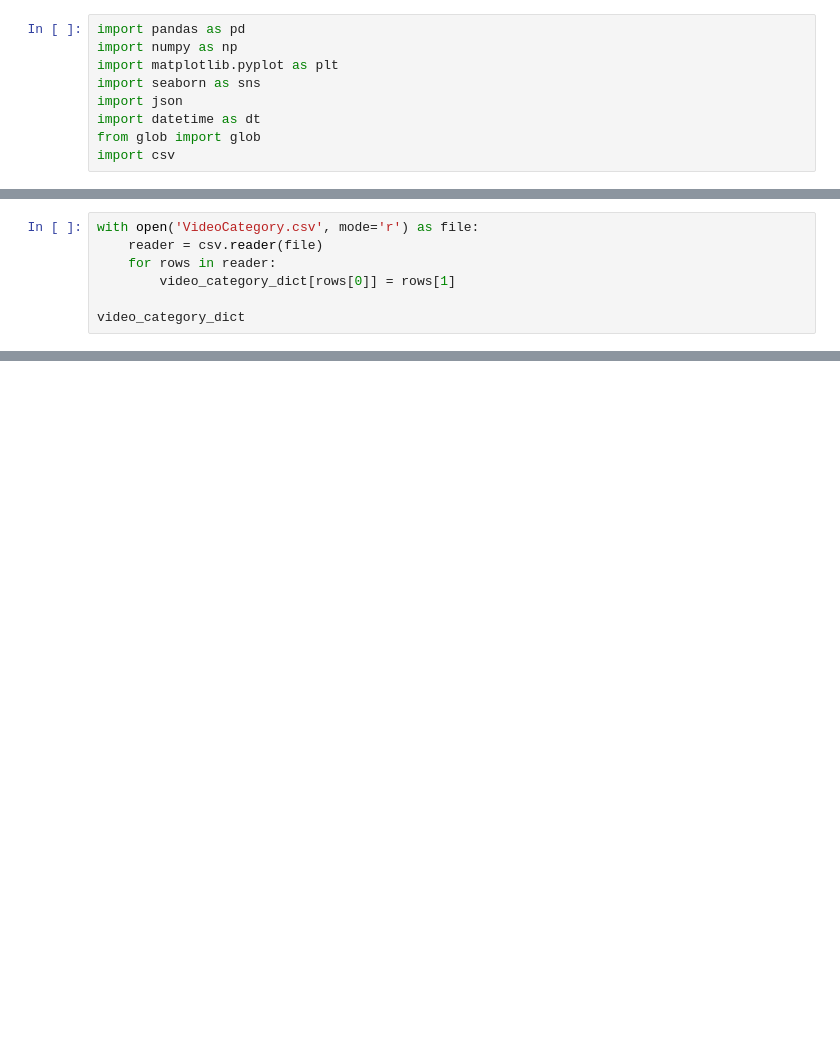
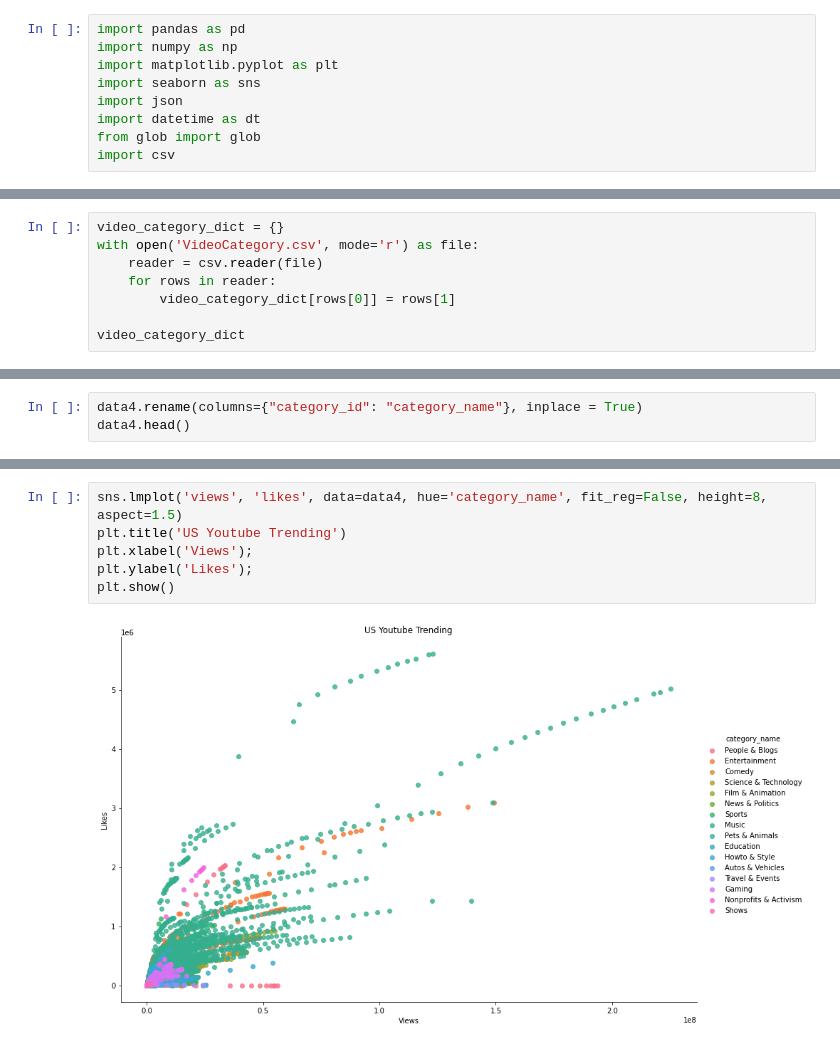
Before and after one commit to mjijas/DS_Project_2020, a Jupyter notebook: DSProject.ipynb, the cells around one changed output, grey strips where cells are left out. Drawn from its saved outputs; the diff is of its cells as text; blank space fills up the shorter version.

```diff
--- a/DSProject.ipynb
+++ b/DSProject.ipynb
@@ -55,6 +55,7 @@ data3.head()
 | 3 | puqaWrEC7tY | 2017-11-14 | Nickelback Lyrics: Real or Fake? | Good Mythical Morning | 24 | 2017-11-13 11:00:04+00:00 | rhett and link|"gmm"|"good mythic... | 343168 | 10172 | ... |
 | 4 | d380meD0W0M | 2017-11-14 | I Dare You: GOING BALD!? | nigahiga | 24 | 2017-11-12 18:01:41+00:00 | ryan|"higa"|"higatv"|"nigahiga"|"... | 2095731 | 132235 | ... |
 # %%
+video_category_dict = {}
 with open('VideoCategory.csv', mode='r') as file:
     reader = csv.reader(file)
     for rows in reader:
@@ -97,3 +98,6 @@ data4.head()
 | 2 | 5qpjK5DgCt4 | 2017-11-14 | Racist Superman | Rudy Mancuso, K... | Rudy Mancuso | Comedy | 2017-11-12 19:05:24+00:00 | racist superman|"rudy"|"mancuso"|... | 3191434 | 146033 | ... |
 | 3 | puqaWrEC7tY | 2017-11-14 | Nickelback Lyrics: Real or Fake? | Good Mythical Morning | Entertainment | 2017-11-13 11:00:04+00:00 | rhett and link|"gmm"|"good mythic... | 343168 | 10172 | ... |
 | 4 | d380meD0W0M | 2017-11-14 | I Dare You: GOING BALD!? | nigahiga | Entertainment | 2017-11-12 18:01:41+00:00 | ryan|"higa"|"higatv"|"nigahiga"|"... | 2095731 | 132235 | ... |
+# %%
+data4.rename(columns={"category_id": "category_name"}, inplace = True)
+data4.head()
@@ -99,0 +111,8 @@ data4.head()
+# %%
+sns.lmplot('views', 'likes', data=data4, hue='category_name', fit_reg=False, height=8, aspect=1.5)
+plt.title('US Youtube Trending')
+plt.xlabel('Views');
+plt.ylabel('Likes');
+plt.show()
+# %% [output]
+[figure, added]
```
Also changed, not shown: parts of 5 cells of this notebook.
